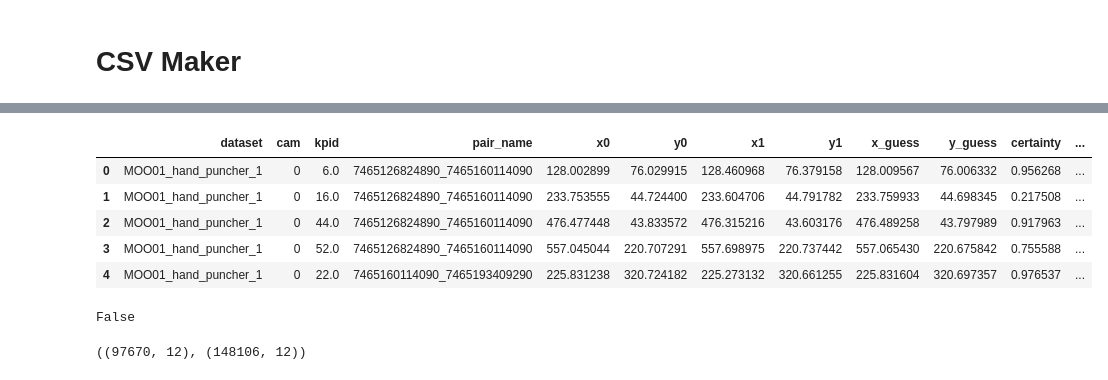
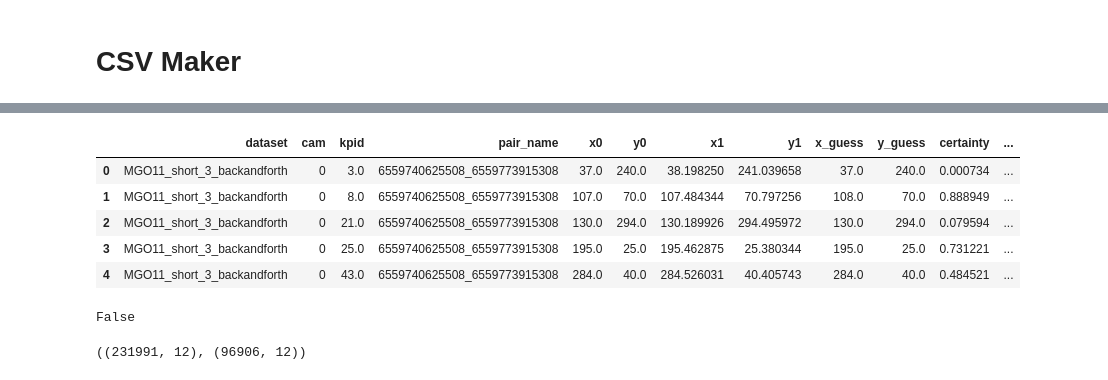
Before and after one commit to pranav-ap/keypoint_matcher, a Jupyter notebook: prep_csv_files.ipynb, the cells around one changed output, grey strips where cells are left out. Saved outputs shown, nothing was run; the diff lists cells and outputs as text; code cells hidden in the pictures.

```diff
--- a/prep_csv_files.ipynb
+++ b/prep_csv_files.ipynb
@@ -80,19 +74,19 @@ Done!
 # %%
 import pandas as pd
 
-csv_path = "/home/stud/ath/ath_ws/datasets/match_april/56/train.csv"
+csv_path = "/home/stud/ath/ath_ws/datasets/match_april/10/test.csv"
 df = pd.read_csv(csv_path)
 
 # df[df["valid"] == False].head()
 
 df.head()
 # %% [output]
 |  | dataset | cam | kpid | pair_name | x0 | y0 | x1 | y1 | x_guess | y_guess | certainty | ... |
-| 0 | MOO01_hand_puncher_1 | 0 | 6.0 | 7465126824890_7465160114090 | 128.002899 | 76.029915 | 128.460968 | 76.379158 | 128.009567 | 76.006332 | 0.956268 | ... |
-| 1 | MOO01_hand_puncher_1 | 0 | 16.0 | 7465126824890_7465160114090 | 233.753555 | 44.724400 | 233.604706 | 44.791782 | 233.759933 | 44.698345 | 0.217508 | ... |
-| 2 | MOO01_hand_puncher_1 | 0 | 44.0 | 7465126824890_7465160114090 | 476.477448 | 43.833572 | 476.315216 | 43.603176 | 476.489258 | 43.797989 | 0.917963 | ... |
-| 3 | MOO01_hand_puncher_1 | 0 | 52.0 | 7465126824890_7465160114090 | 557.045044 | 220.707291 | 557.698975 | 220.737442 | 557.065430 | 220.675842 | 0.755588 | ... |
-| 4 | MOO01_hand_puncher_1 | 0 | 22.0 | 7465160114090_7465193409290 | 225.831238 | 320.724182 | 225.273132 | 320.661255 | 225.831604 | 320.697357 | 0.976537 | ... |
+| 0 | MGO11_short_3_backandforth | 0 | 3.0 | 6559740625508_6559773915308 | 37.0 | 240.0 | 38.198250 | 241.039658 | 37.0 | 240.0 | 0.000734 | ... |
+| 1 | MGO11_short_3_backandforth | 0 | 8.0 | 6559740625508_6559773915308 | 107.0 | 70.0 | 107.484344 | 70.797256 | 108.0 | 70.0 | 0.888949 | ... |
+| 2 | MGO11_short_3_backandforth | 0 | 21.0 | 6559740625508_6559773915308 | 130.0 | 294.0 | 130.189926 | 294.495972 | 130.0 | 294.0 | 0.079594 | ... |
+| 3 | MGO11_short_3_backandforth | 0 | 25.0 | 6559740625508_6559773915308 | 195.0 | 25.0 | 195.462875 | 25.380344 | 195.0 | 25.0 | 0.731221 | ... |
+| 4 | MGO11_short_3_backandforth | 0 | 43.0 | 6559740625508_6559773915308 | 284.0 | 40.0 | 284.526031 | 40.405743 | 284.0 | 40.0 | 0.484521 | ... |
 # %%
 nan_exists = df.isnull().values.any()
 nan_exists
@@ -102,4 +96,4 @@ False
 conf_threhold = 0.25
 df[df['certainty'] > conf_threhold].shape, df[df['certainty'] <= conf_threhold].shape
 # %% [output]
-((97670, 12), (148106, 12))
+((231991, 12), (96906, 12))
```
Also changed, not shown: parts of 4 cells of this notebook, 15 other files.
